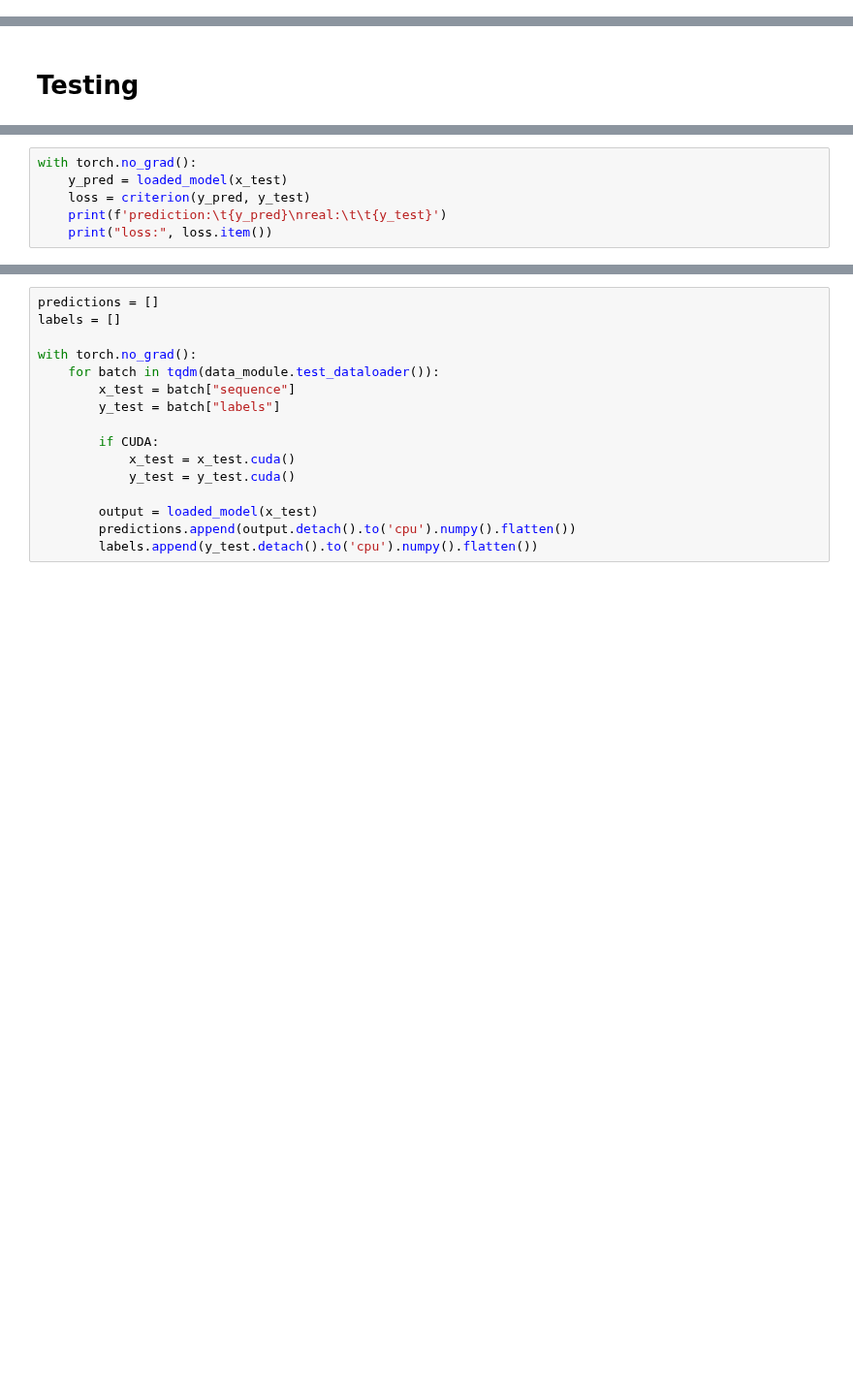
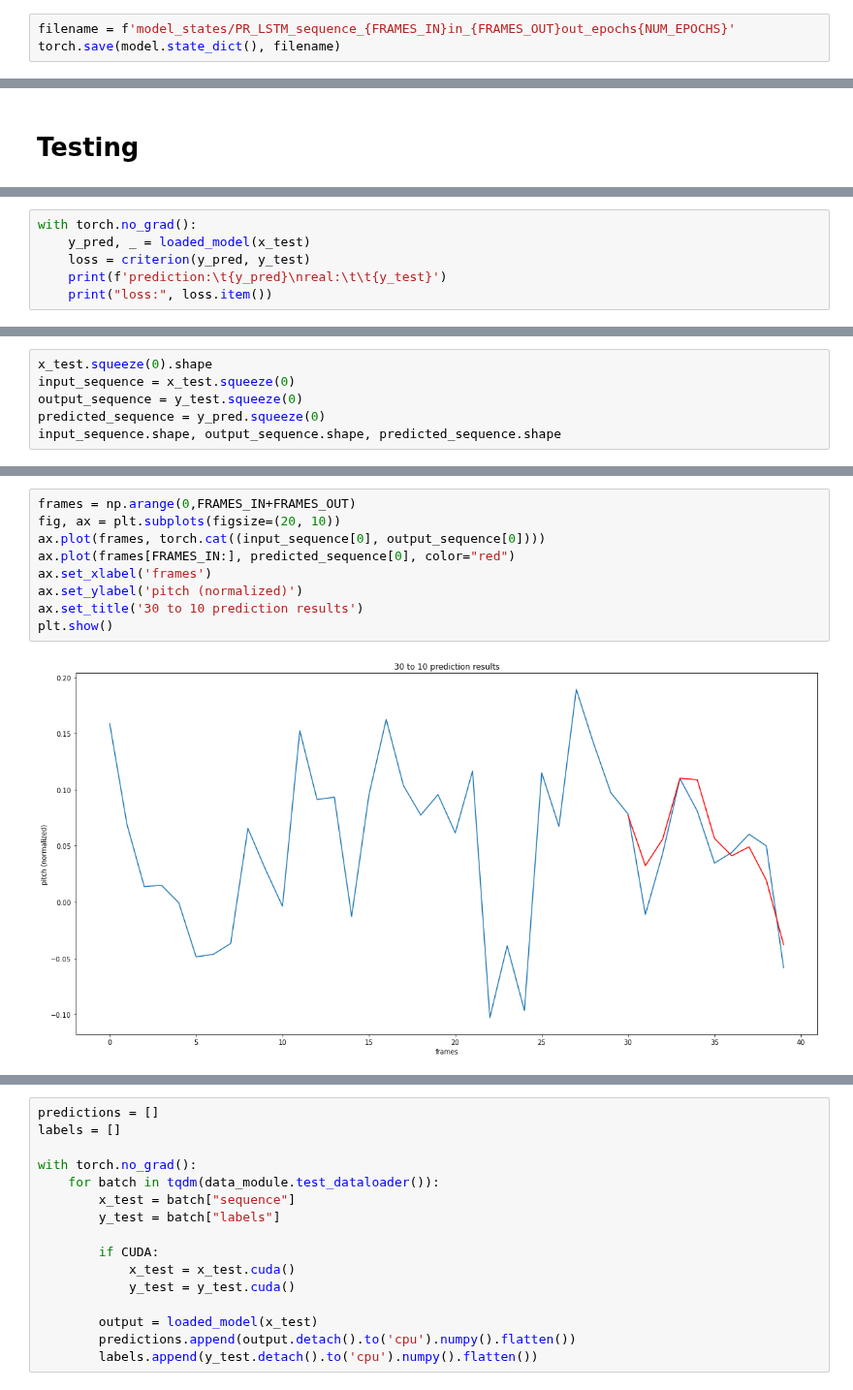
Before and after one commit to lancedw/3D-state-prediction-for-surface-vessels-using-IMU-data-and-images, a Jupyter notebook: code/notebooks/pr_sequence_predictor.ipynb, the cells around one changed output, grey strips where cells are left out. Shown at 97% size. Saved outputs shown, nothing was run; the diff lists cells and outputs as text; blank space fills up the shorter version.

```diff
--- a/code/notebooks/pr_sequence_predictor.ipynb
+++ b/code/notebooks/pr_sequence_predictor.ipynb
@@ -716 +631,4 @@ torch.save(model.state_dict(), 'model_states/PR_LSTM_sequence')
+# %%
+filename = f'model_states/PR_LSTM_sequence_{FRAMES_IN}in_{FRAMES_OUT}out_epochs{NUM_EPOCHS}'
+torch.save(model.state_dict(), filename)
 # %%
@@ -745,6 +669,6 @@ torch.Size([1, 50, 2]) torch.Size([1, 2])
 # %%
 with torch.no_grad():
-    y_pred = loaded_model(x_test)
+    y_pred, _ = loaded_model(x_test)
     loss = criterion(y_pred, y_test)
     print(f'prediction:\t{y_pred}\nreal:\t\t{y_test}')
     print("loss:", loss.item())
@@ -754,0 +698,6 @@ loss: 0.0001526541163912043
+# %%
+x_test.squeeze(0).shape
+input_sequence = x_test.squeeze(0)
+output_sequence = y_test.squeeze(0)
+predicted_sequence = y_pred.squeeze(0)
+input_sequence.shape, output_sequence.shape, predicted_sequence.shape
@@ -754,0 +715,11 @@ loss: 0.0001526541163912043
+# %%
+frames = np.arange(0,FRAMES_IN+FRAMES_OUT)
+fig, ax = plt.subplots(figsize=(20, 10))
+ax.plot(frames, torch.cat((input_sequence[0], output_sequence[0])))
+ax.plot(frames[FRAMES_IN:], predicted_sequence[0], color="red")
+ax.set_xlabel('frames')
+ax.set_ylabel('pitch (normalized)')
+ax.set_title('30 to 10 prediction results')
+plt.show()
+# %% [output]
+[figure, added]
```
Also changed, not shown: parts of 46 cells of this notebook, 5 other files.
